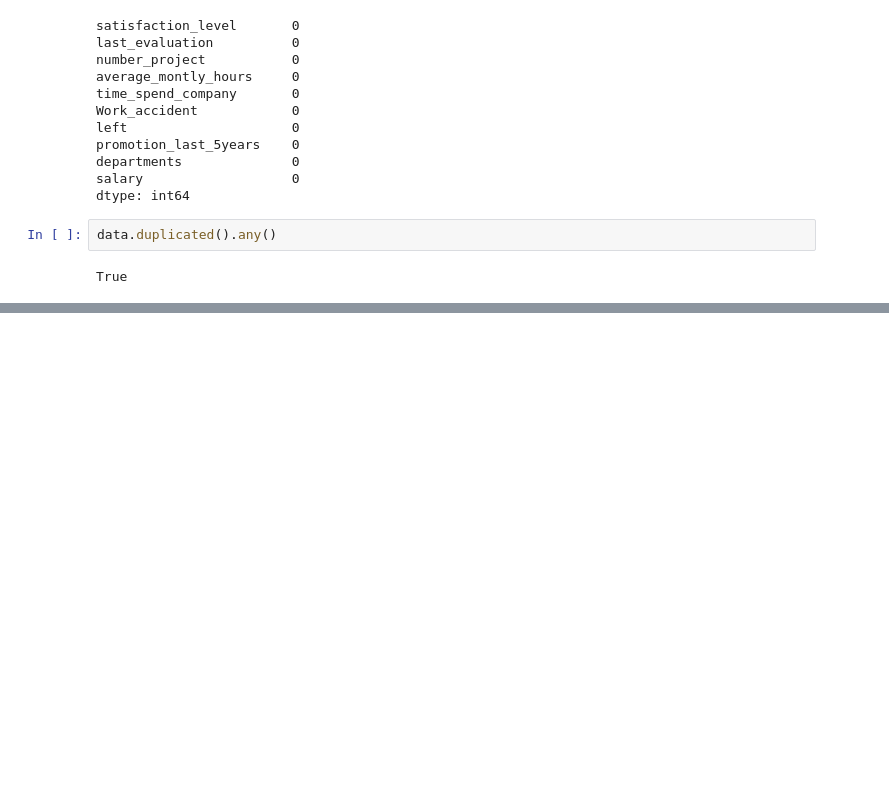
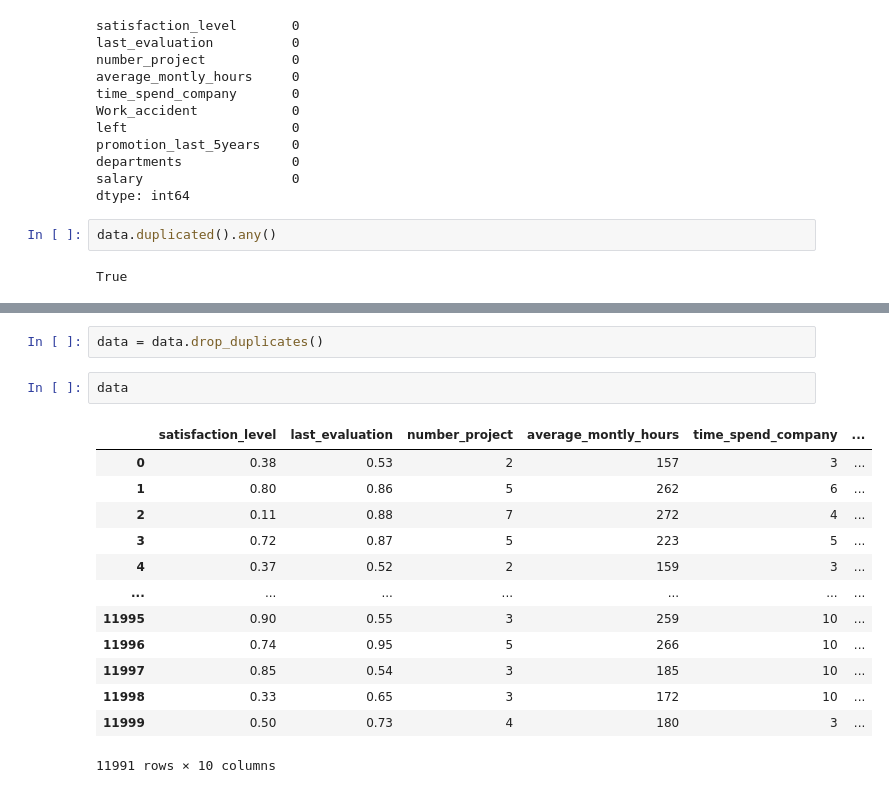
Before and after one commit to Deekshita31/Employee_churn, a Jupyter notebook: Employee_churn.ipynb, the cells around one changed output, grey strips where cells are left out. Drawn from its saved outputs; the diff is of its cells as text; blank space fills up the shorter version.

```diff
--- a/Employee_churn.ipynb
+++ b/Employee_churn.ipynb
@@ -134,0 +151,18 @@ True
+# %%
+data = data.drop_duplicates()
+# %%
+data
+# %% [output]
+|  | satisfaction_level | last_evaluation | number_project | average_montly_hours | time_spend_company | ... |
+| 0 | 0.38 | 0.53 | 2 | 157 | 3 | ... |
+| 1 | 0.80 | 0.86 | 5 | 262 | 6 | ... |
+| 2 | 0.11 | 0.88 | 7 | 272 | 4 | ... |
+| 3 | 0.72 | 0.87 | 5 | 223 | 5 | ... |
+| 4 | 0.37 | 0.52 | 2 | 159 | 3 | ... |
+| ... | ... | ... | ... | ... | ... | ... |
+| 11995 | 0.90 | 0.55 | 3 | 259 | 10 | ... |
+| 11996 | 0.74 | 0.95 | 5 | 266 | 10 | ... |
+| 11997 | 0.85 | 0.54 | 3 | 185 | 10 | ... |
+| 11998 | 0.33 | 0.65 | 3 | 172 | 10 | ... |
+| 11999 | 0.50 | 0.73 | 4 | 180 | 3 | ... |
+11991 rows × 10 columns
```
Also changed, not shown: parts of 5 cells of this notebook.
